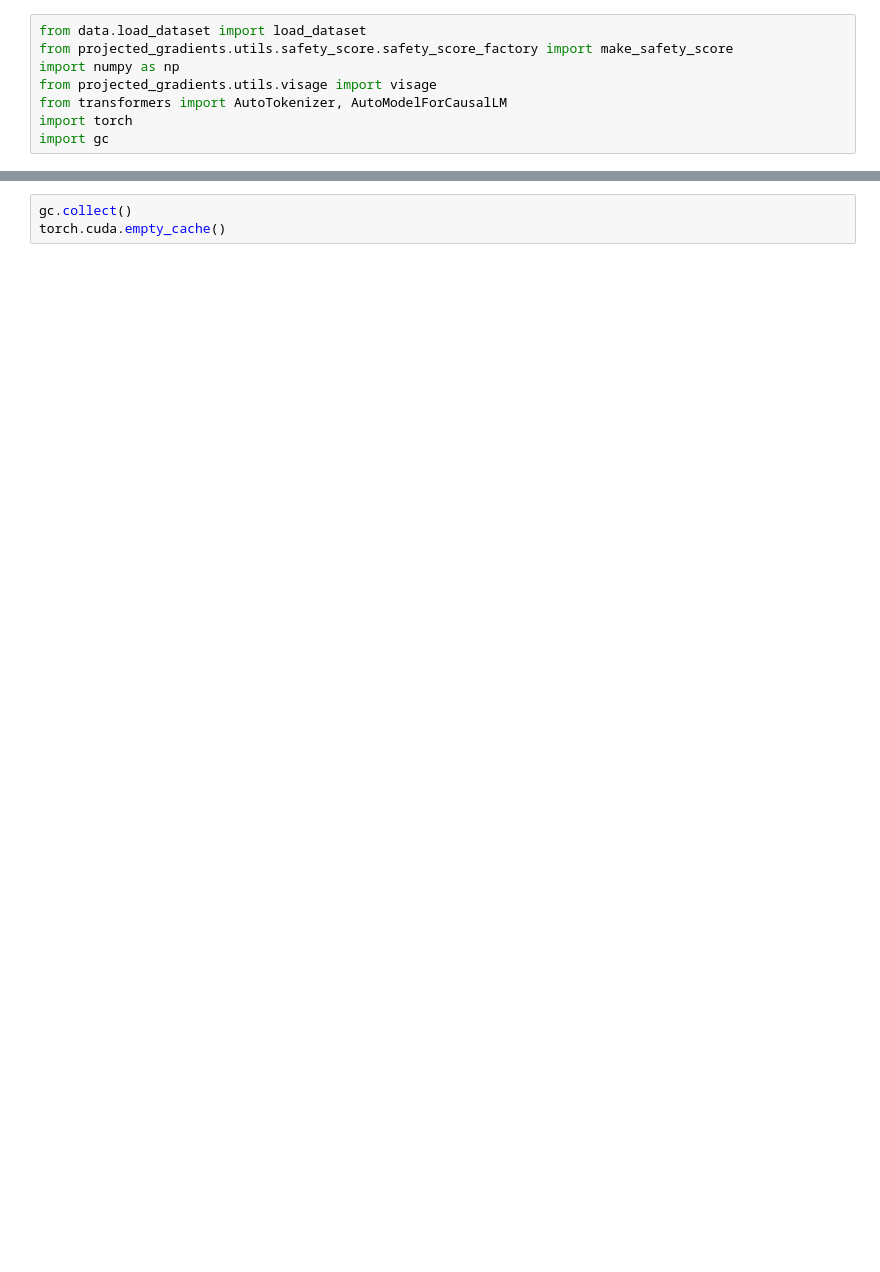
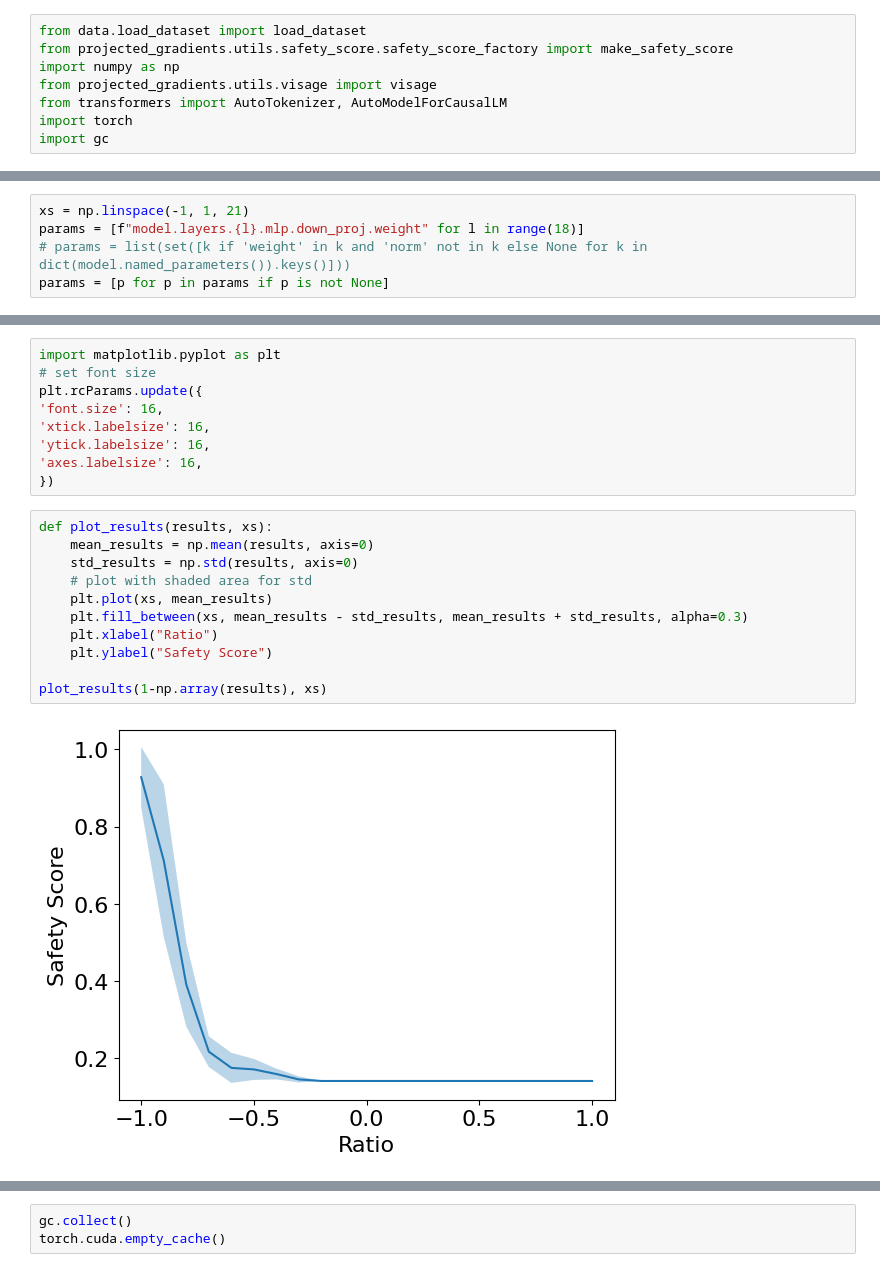
Before and after one commit to cybershiptrooper/projected-gradients, a Jupyter notebook: measure_basins.ipynb, the cells around one changed output, grey strips where cells are left out. Cells and saved outputs as stored; diff of their text form; blank space fills up the shorter version.

```diff
--- a/measure_basins.ipynb
+++ b/measure_basins.ipynb
@@ -59 +76,6 @@ safety_score_fn(
+# %%
+xs = np.linspace(-1, 1, 21)
+params = [f"model.layers.{l}.mlp.down_proj.weight" for l in range(18)]
+# params = list(set([k if 'weight' in k and 'norm' not in k else None for k in dict(model.named_parameters()).keys()]))
+params = [p for p in params if p is not None]
 # %%
@@ -72,3 +99,25 @@ result = visage(
+# %%
+import matplotlib.pyplot as plt
+# set font size
+plt.rcParams.update({
+'font.size': 16,
+'xtick.labelsize': 16,
+'ytick.labelsize': 16,
+'axes.labelsize': 16,
+})
+# %%
+def plot_results(results, xs):
+    mean_results = np.mean(results, axis=0)
+    std_results = np.std(results, axis=0)
+    # plot with shaded area for std
+    plt.plot(xs, mean_results)
+    plt.fill_between(xs, mean_results - std_results, mean_results + std_results, alpha=0.3)
+    plt.xlabel("Ratio")
+    plt.ylabel("Safety Score")
+
+plot_results(1-np.array(results), xs)
+# %% [output]
+[figure, added]
 # %%
 base_model_name = "google/Gemma-2b"
 base_model = AutoModelForCausalLM.from_pretrained(base_model_name)
```
Also changed, not shown: parts of 10 cells of this notebook, 29 other files.
